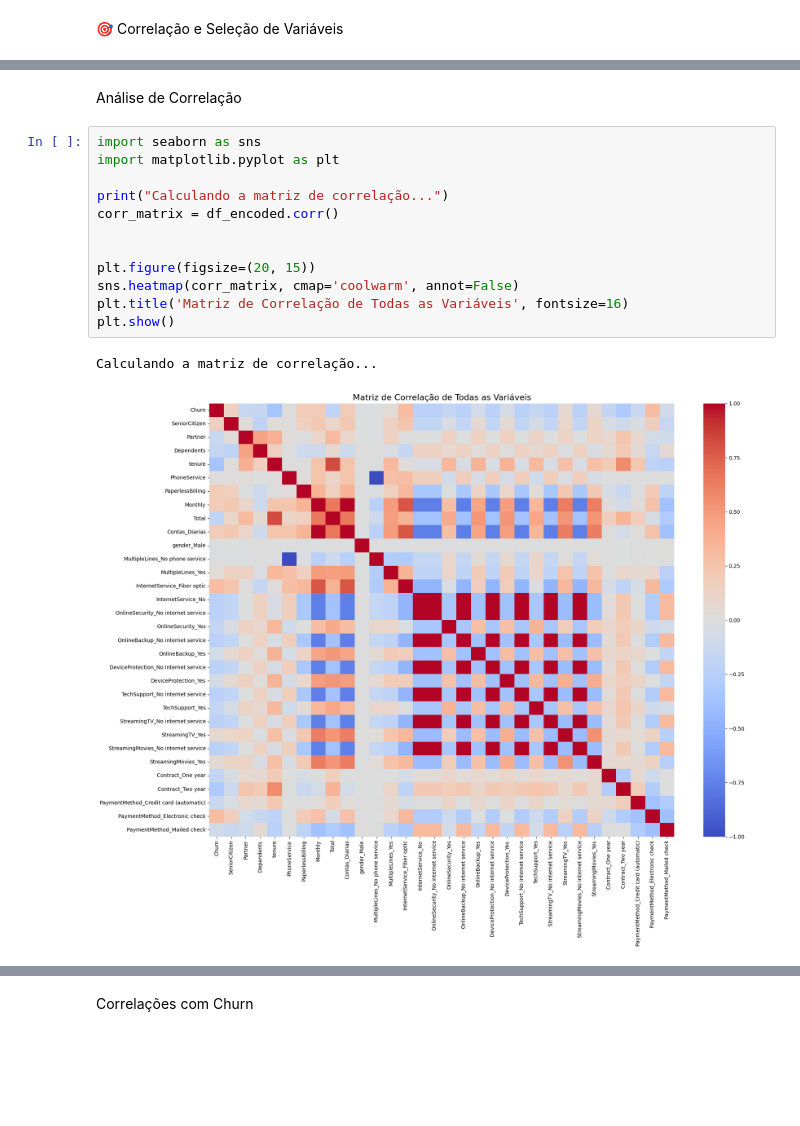
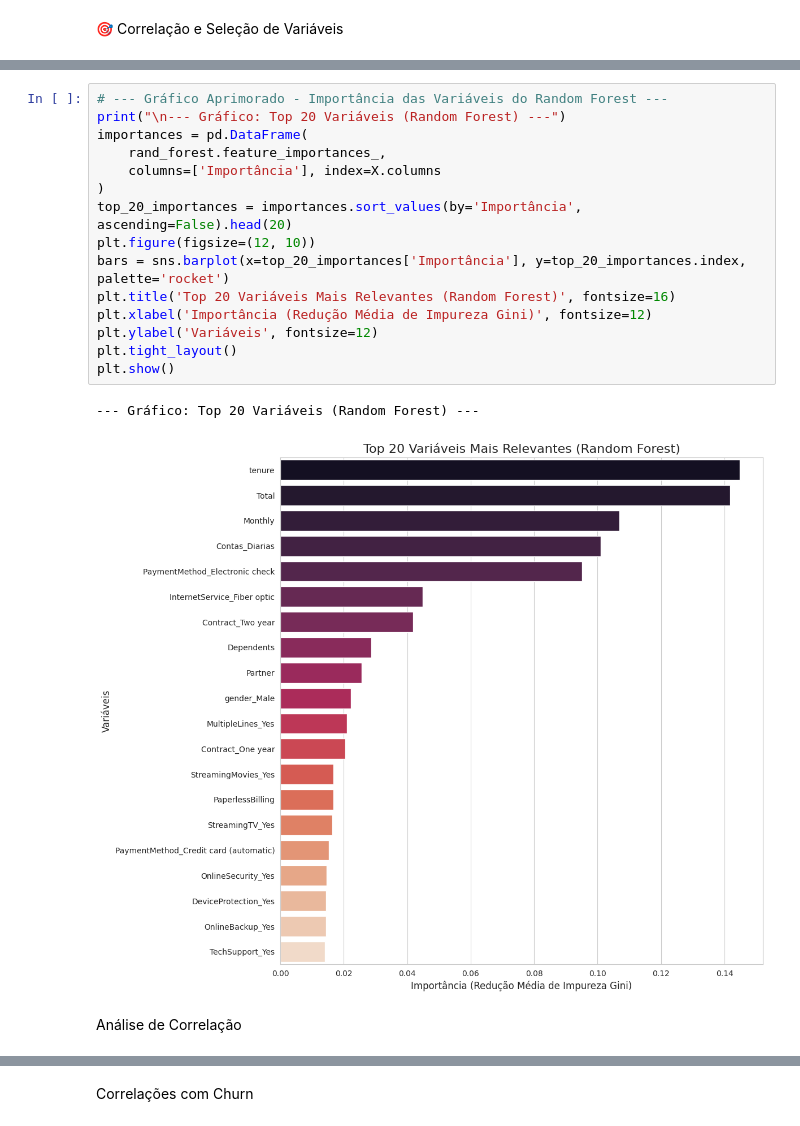
Before and after one commit to jhonatanwsds/TelecomX_BR_Modelagem, a Jupyter notebook: TelecomX_BR_Modelagem.ipynb, the cells around one changed output, grey strips where cells are left out. Saved outputs shown, nothing was run; the diff lists cells and outputs as text; blank space fills up the shorter version.

```diff
--- a/TelecomX_BR_Modelagem.ipynb
+++ b/TelecomX_BR_Modelagem.ipynb
@@ -250,17 +424,20 @@ Amostra dos dados de treino APÓS a padronização:
+# %%
+# --- Gráfico Aprimorado - Importância das Variáveis do Random Forest ---
+print("\n--- Gráfico: Top 20 Variáveis (Random Forest) ---")
+importances = pd.DataFrame(
+    rand_forest.feature_importances_,
+    columns=['Importância'], index=X.columns
+)
+top_20_importances = importances.sort_values(by='Importância', ascending=False).head(20)
+plt.figure(figsize=(12, 10))
+bars = sns.barplot(x=top_20_importances['Importância'], y=top_20_importances.index, palette='rocket')
+plt.title('Top 20 Variáveis Mais Relevantes (Random Forest)', fontsize=16)
+plt.xlabel('Importância (Redução Média de Impureza Gini)', fontsize=12)
+plt.ylabel('Variáveis', fontsize=12)
+plt.tight_layout()
+plt.show()
+# %% [output]
+--- Gráfico: Top 20 Variáveis (Random Forest) ---
+[figure, added]
 # %% [markdown]
 Análise de Correlação
-# %%
-import seaborn as sns
-import matplotlib.pyplot as plt
-
-print("Calculando a matriz de correlação...")
-corr_matrix = df_encoded.corr()
-
-
-plt.figure(figsize=(20, 15))
-sns.heatmap(corr_matrix, cmap='coolwarm', annot=False)
-plt.title('Matriz de Correlação de Todas as Variáveis', fontsize=16)
-plt.show()
-# %% [output]
-Calculando a matriz de correlação...
-[figure, removed]
```
Also changed, not shown: parts of 21 cells of this notebook.
